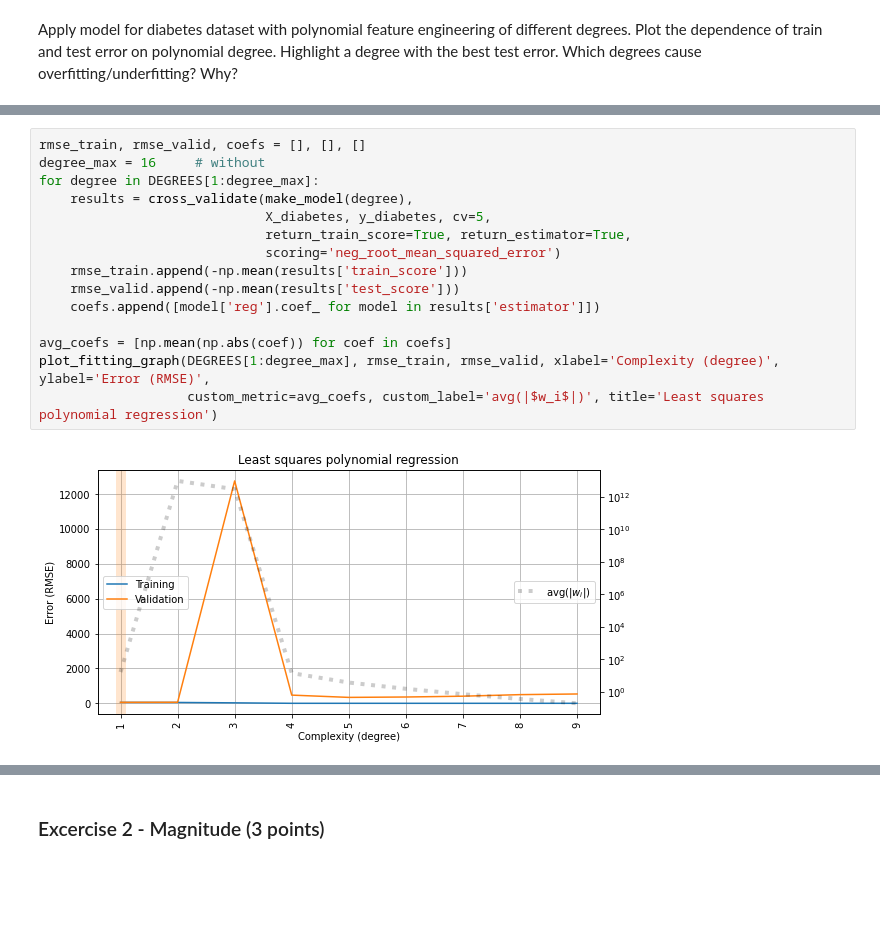
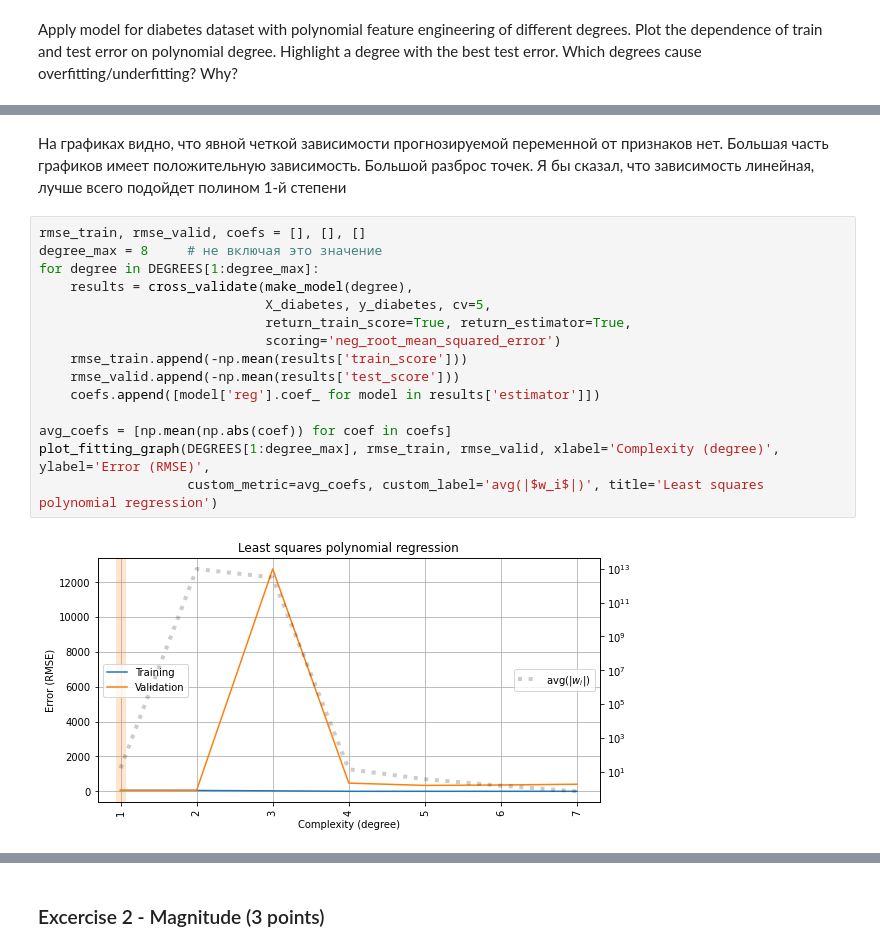
Before and after one commit to vilen-kim/4_overfitting_regularization, a Jupyter notebook: overfitting_regularization.ipynb, the cells around one changed output, grey strips where cells are left out. Saved outputs shown, nothing was run; the diff lists cells and outputs as text; blank space fills up the shorter version.

```diff
--- a/overfitting_regularization.ipynb
+++ b/overfitting_regularization.ipynb
@@ -358,20 +413,24 @@ Apply model for diabetes dataset with polynomial feature engineering of differen
+# %% [markdown]
+На графиках видно, что явной четкой зависимости прогнозируемой переменной от признаков нет.
+Большая часть графиков имеет положительную зависимость.
+Большой разброс точек. Я бы сказал, что зависимость линейная, лучше всего подойдет полином 1-й степени
 # %%
 rmse_train, rmse_valid, coefs = [], [], []
-degree_max = 16     # without
+degree_max = 8     # не включая это значение
 for degree in DEGREES[1:degree_max]:
     results = cross_validate(make_model(degree),
                              X_diabetes, y_diabetes, cv=5,
                              return_train_score=True, return_estimator=True,
                              scoring='neg_root_mean_squared_error')
     rmse_train.append(-np.mean(results['train_score']))
     rmse_valid.append(-np.mean(results['test_score']))
     coefs.append([model['reg'].coef_ for model in results['estimator']])
 
 avg_coefs = [np.mean(np.abs(coef)) for coef in coefs]
 plot_fitting_graph(DEGREES[1:degree_max], rmse_train, rmse_valid, xlabel='Complexity (degree)', ylabel='Error (RMSE)',
                    custom_metric=avg_coefs, custom_label='avg(|$w_i$|)', title='Least squares polynomial regression')
 # %% [output]
-[figure, old version]
+[figure, new version]
 # %%
 max_coefs = [np.max(coef) for coef in coefs]
 max_coef = max(max_coefs)
```
Also changed, not shown: parts of 42 cells of this notebook.
